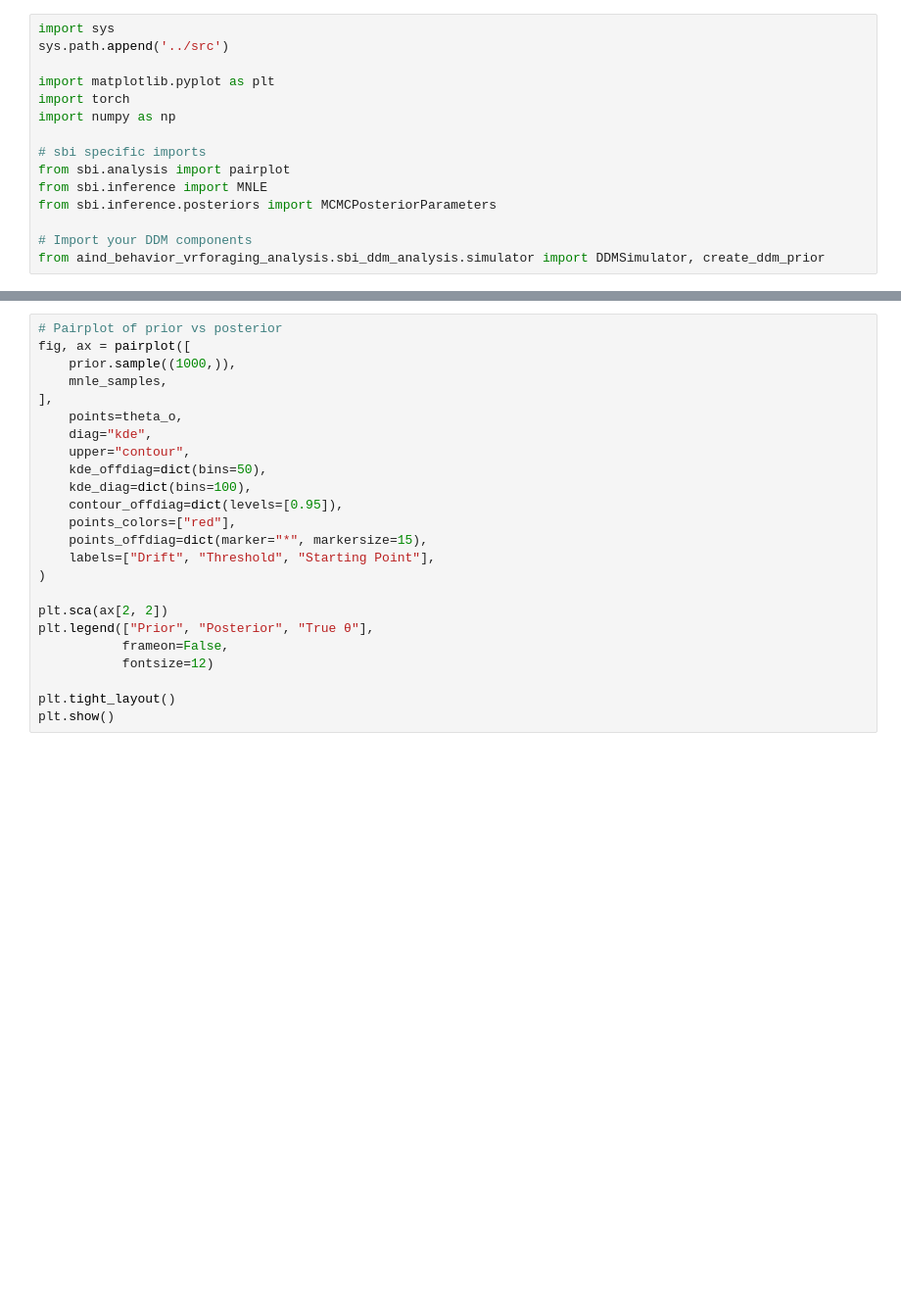
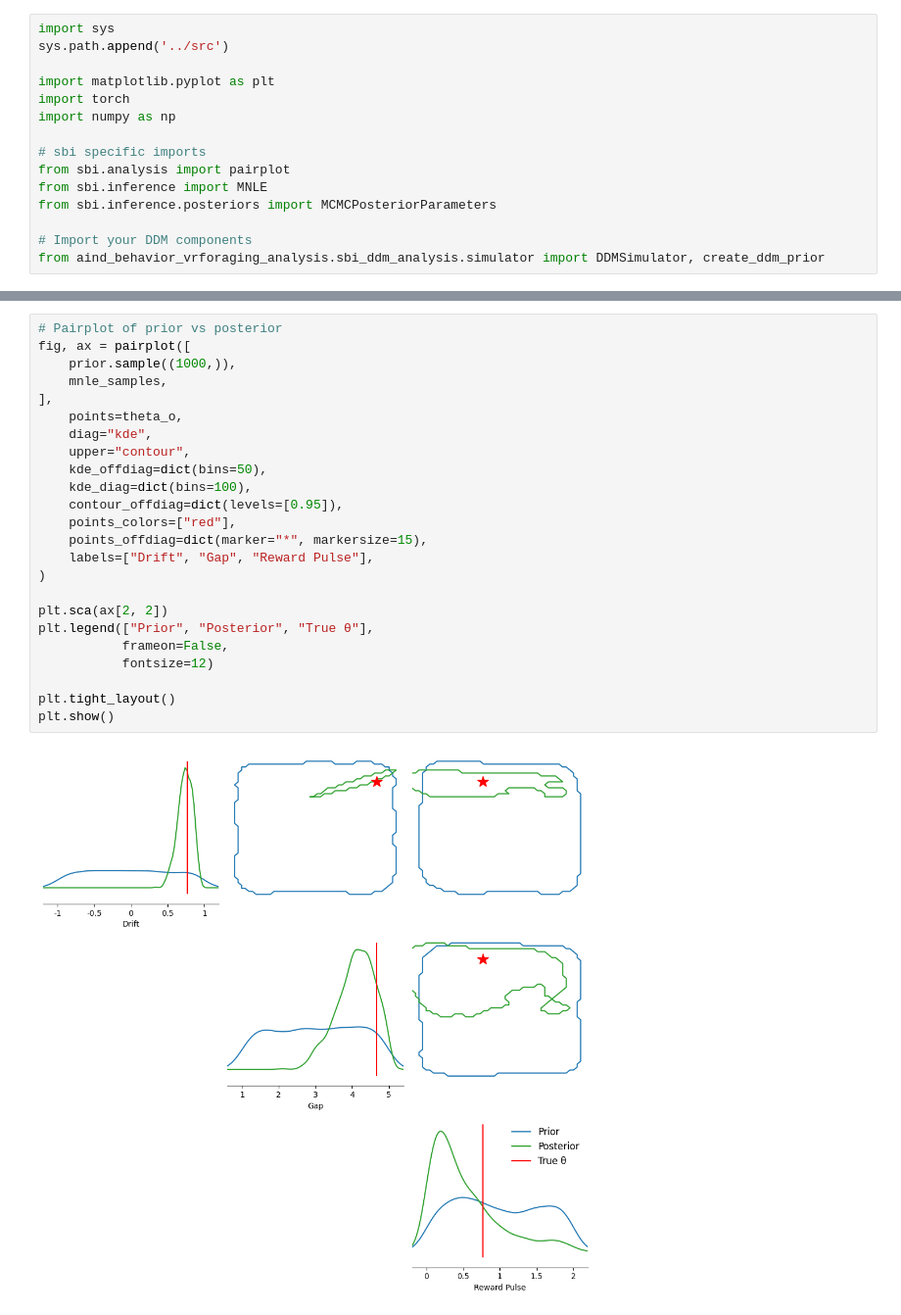
Before and after one commit to lauradriscoll/Aind.Behavior.VrForaging.Analysis, a Jupyter notebook: notebooks/sbi_ddm_02_training.ipynb, the cells around one changed output, grey strips where cells are left out. Shown: that part at 98% size. Cells and saved outputs as stored; diff of their text form; blank space fills up the shorter version.

```diff
--- a/notebooks/sbi_ddm_02_training.ipynb
+++ b/notebooks/sbi_ddm_02_training.ipynb
@@ -157,27 +196,29 @@ for i, name in enumerate(param_names):
 # %%
 # Pairplot of prior vs posterior
 fig, ax = pairplot([
     prior.sample((1000,)),
     mnle_samples,
 ],
     points=theta_o,
     diag="kde",
     upper="contour",
     kde_offdiag=dict(bins=50),
     kde_diag=dict(bins=100),
     contour_offdiag=dict(levels=[0.95]),
     points_colors=["red"],
     points_offdiag=dict(marker="*", markersize=15),
-    labels=["Drift", "Threshold", "Starting Point"],
+    labels=["Drift", "Gap", "Reward Pulse"],
 )
 
 plt.sca(ax[2, 2])
 plt.legend(["Prior", "Posterior", "True θ"],
            frameon=False,
            fontsize=12)
 
 plt.tight_layout()
 plt.show()
+# %% [output]
+[figure, added]
 # %%
 ## Inference with new data (without retraining)
 print("\n" + "="*50)
```
Also changed, not shown: parts of 6 cells of this notebook, 4 other files.
